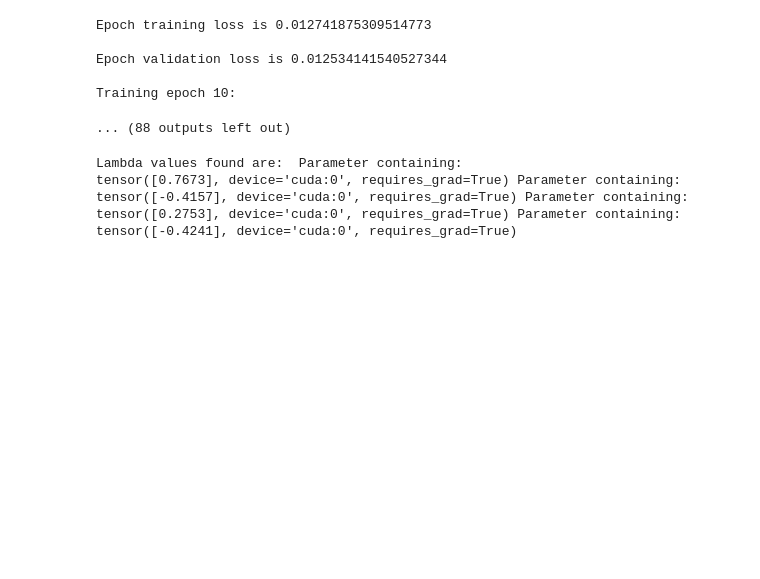
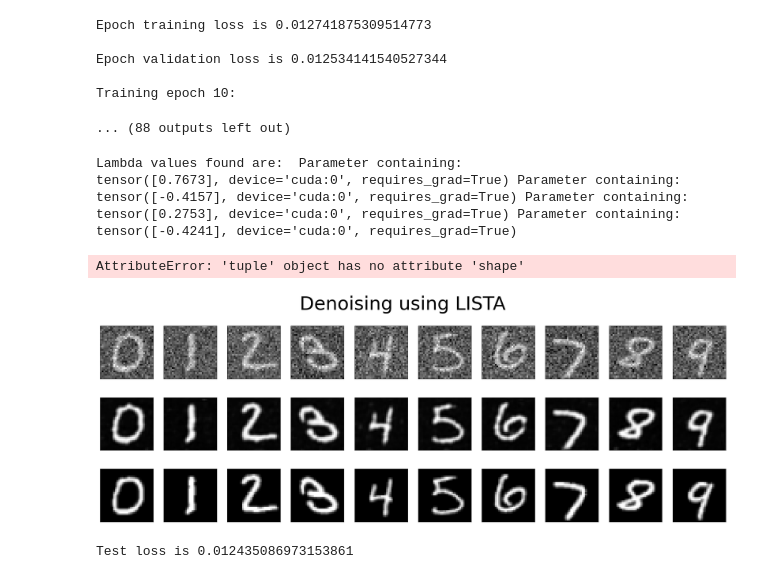
Before and after one commit to Yikeru/5LSL0, a Jupyter notebook: Assignment 4/w1e2.ipynb, the cells around one changed output. Drawn from its saved outputs; the diff is of its cells as text; code cells hidden in the pictures; blank space fills up the shorter version.

```diff
--- a/Assignment 4/w1e2.ipynb
+++ b/Assignment 4/w1e2.ipynb
@@ -243,17 +243,67 @@ Epoch validation loss is 0.012534141540527344
 
 Training epoch 10:
 ... (88 outputs left out)
-# %%
-# Check lambda parameters
-print("Lambda values found are: ", model.l1, model.l2, model.l3, model.lf)
-
-
-
-
-# %% part b
-# %% [output]
-Lambda values found are:  Parameter containing:
-tensor([0.7673], device='cuda:0', requires_grad=True) Parameter containing:
-tensor([-0.4157], device='cuda:0', requires_grad=True) Parameter containing:
-tensor([0.2753], device='cuda:0', requires_grad=True) Parameter containing:
-tensor([-0.4241], device='cuda:0', requires_grad=True)
+# %%
+# Check lambda parameters
+print("Lambda values found are: ", model.l1, model.l2, model.l3, model.lf)
+
+
+
+
+# %% part b
+
+# First 10 numbers
+x_clean_example = test_loader.dataset.Clean_Images[0:10,:,:,:]
+x_noisy_example = test_loader.dataset.Noisy_Images[0:10,:,:,:]
+labels_example = test_loader.dataset.Labels[0:10]
+
+# Plot
+ax = plt.figure(figsize=(30,10))
+for i in range(10):
+    z = model(x_noisy_example[i,:,:,:].unsqueeze(0).to(device=device, dtype=dtype))
+    z = z.to(device='cpu', dtype=dtype).detach()
+    plt.subplot(3,10,i+1)
+    plt.imshow(x_noisy_example[i,0,:,:],cmap='gray')
+    plt.xticks([])
+    plt.yticks([])
+
+    plt.subplot(3,10,i+11)
+    plt.imshow(z[0,0,:,:],cmap='gray')
+    plt.xticks([])
+    plt.yticks([])
+
+    plt.subplot(3,10,i+21)
+    plt.imshow(x_clean_example[i,0,:,:],cmap='gray')
+    plt.xticks([])
+    plt.yticks([])
+plt.suptitle("Denoising using LISTA", fontsize=50)
+# %% [output]
+Lambda values found are:  Parameter containing:
+tensor([0.7673], device='cuda:0', requires_grad=True) Parameter containing:
+tensor([-0.4157], device='cuda:0', requires_grad=True) Parameter containing:
+tensor([0.2753], device='cuda:0', requires_grad=True) Parameter containing:
+tensor([-0.4241], device='cuda:0', requires_grad=True)
+AttributeError: 'tuple' object has no attribute 'shape'
+[figure, added]
+# %%
+# %% part c
+
+# First 10 numbers
+x_clean_example = test_loader.dataset.Clean_Images
+x_noisy_example = test_loader.dataset.Noisy_Images
+
+# Get MSE on test data
+with torch.no_grad():  # setting so that no backprop happens during validation
+    model.eval()  # setting so that no backprop happens during validation
+    test_loss = 0
+    for (x_clean, x_noisy, labels) in tqdm(test_loader):
+        x_clean = x_clean.to(device=device, dtype=dtype)
+        x_noisy = x_noisy.to(device=device, dtype=dtype)
+        out = model(x_noisy)
+        test_loss += criterion(out, x_clean).to(torch.float16).item()
+    # update loss dictionary
+    loss_dict['test_loss'].append(vloss)
+    # print validation loss
+    print(f"\nTest loss is {test_loss/len(test_loader)}")
+# %% [output]
+Test loss is 0.012435086973153861
```
Also changed, not shown: 2 other files.
